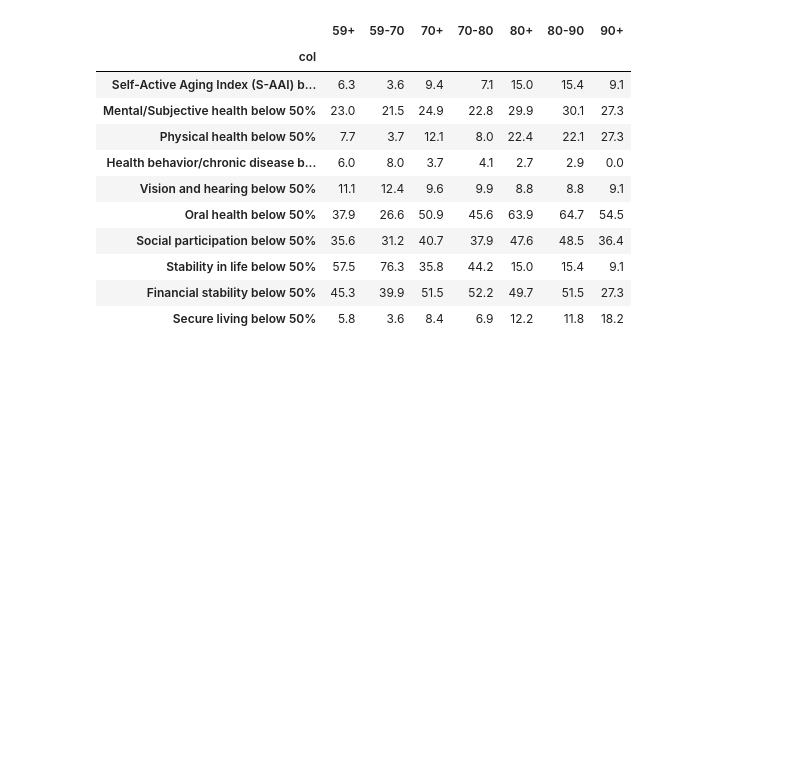
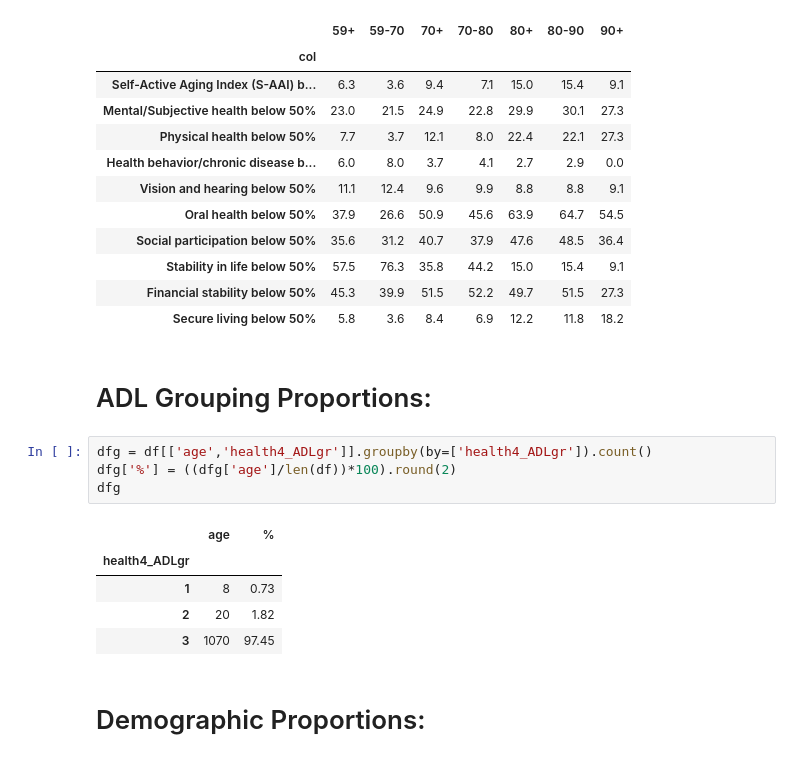
Before and after one commit to pmdscully/LTC-SDDP_DiscreteEventModels, a Jupyter notebook: notebooks/2023_Keeratisiroj_Self-ActiveAgingIndex.ipynb, the cells around one changed output. Drawn from its saved outputs; the diff is of its cells as text; blank space fills up the shorter version.

```diff
--- a/notebooks/2023_Keeratisiroj_Self-ActiveAgingIndex.ipynb
+++ b/notebooks/2023_Keeratisiroj_Self-ActiveAgingIndex.ipynb
@@ -97,3 +97,17 @@ dfr.drop(['90-inf','col2'],axis=1)
 | Stability in life below 50% | 57.5 | 76.3 | 35.8 | 44.2 | 15.0 | 15.4 | 9.1 |
 | Financial stability below 50% | 45.3 | 39.9 | 51.5 | 52.2 | 49.7 | 51.5 | 27.3 |
 | Secure living below 50% | 5.8 | 3.6 | 8.4 | 6.9 | 12.2 | 11.8 | 18.2 |
+# %% [markdown]
+# ADL Grouping Proportions:
+# %%
+dfg = df[['age','health4_ADLgr']].groupby(by=['health4_ADLgr']).count()
+dfg['%'] = ((dfg['age']/len(df))*100).round(2)
+dfg
+# %% [output]
+|  | age | % |
+| health4_ADLgr |  |  |
+| 1 | 8 | 0.73 |
+| 2 | 20 | 1.82 |
+| 3 | 1070 | 97.45 |
+# %% [markdown]
+# Demographic Proportions:
```
Also changed, not shown: parts of 1 cell of this notebook, 1 other file.
